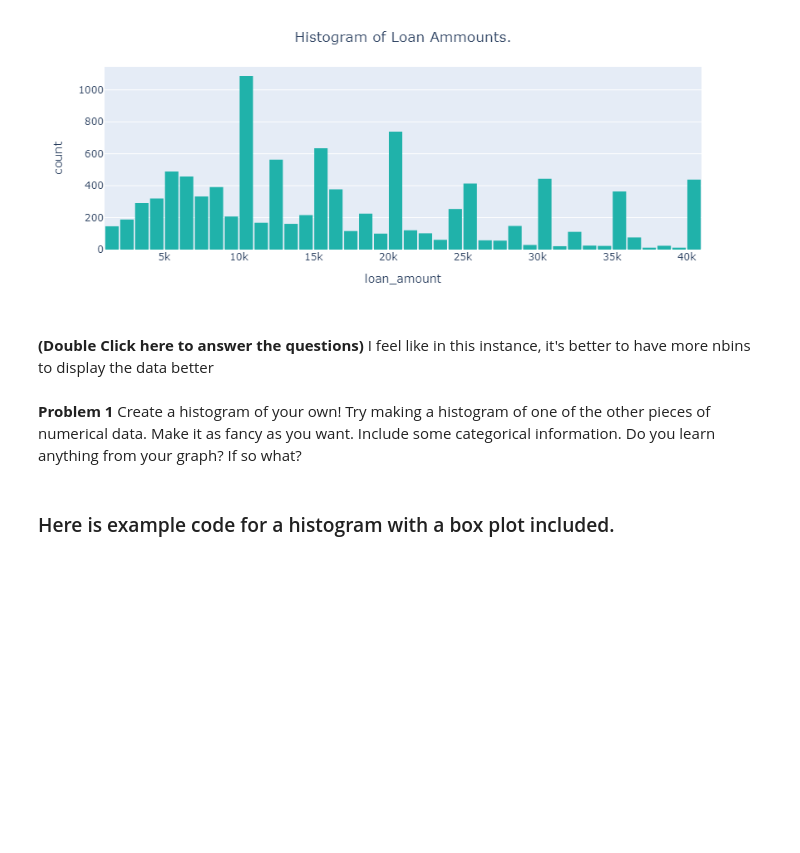
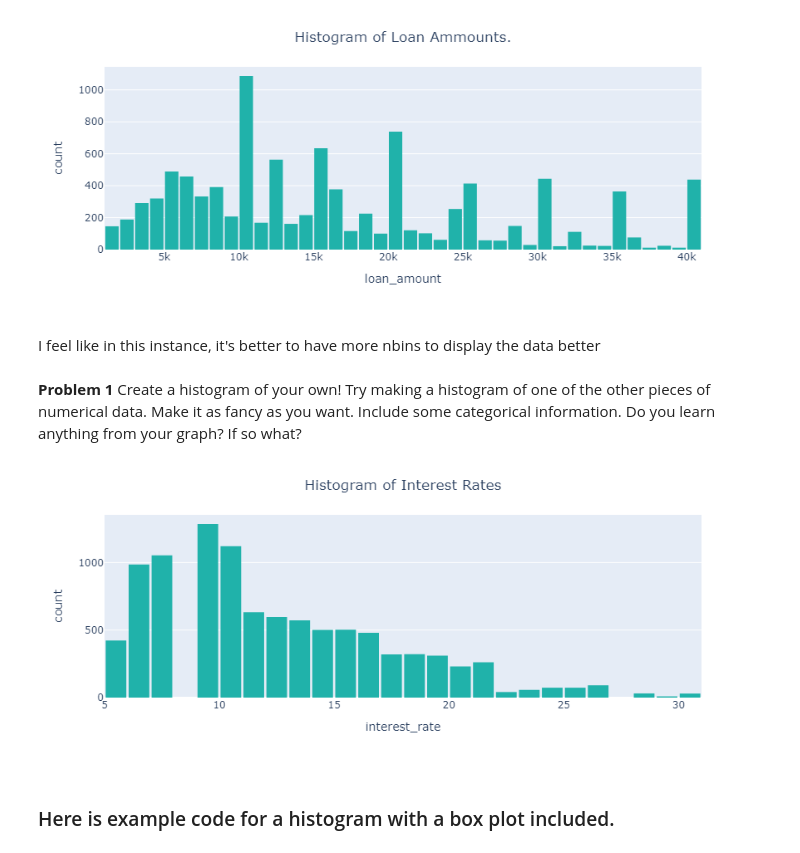
Before and after one commit to AndrewBartable/Day-4, a Jupyter notebook: Day4-HW.ipynb, the cells around one changed output. Drawn from its saved outputs; the diff is of its cells as text; code cells hidden in the pictures; blank space fills up the shorter version.

```diff
--- a/Day4-HW.ipynb
+++ b/Day4-HW.ipynb
@@ -118,12 +122,23 @@ fig.show()
 # %% [output]
 [figure]
 # %% [markdown]
-**(Double Click here to answer the questions)**
+
 I feel like in this instance, it's better to have more nbins to display the data better
 # %% [markdown]
 **Problem 1** Create a histogram of your own! Try making a histogram of one of the other pieces of numerical data. Make it as fancy as you want. Include some categorical information. Do you learn anything from your graph? If so what?
 # %%
 # Your code here
+fig = px.histogram(DF,
+                   nbins=30,
+                   x='interest_rate',
+                   color_discrete_sequence=['lightseagreen'])
+
+fig.update_layout(bargap=0.1,
+                  title='Histogram of Interest Rates',
+                  title_x=0.5)
+fig.show()
+# %% [output]
+[figure, added]
 # %% [markdown]
 ### Here is example code for a histogram with a box plot included.
 # %%
```
Also changed, not shown: parts of 3 cells of this notebook.
